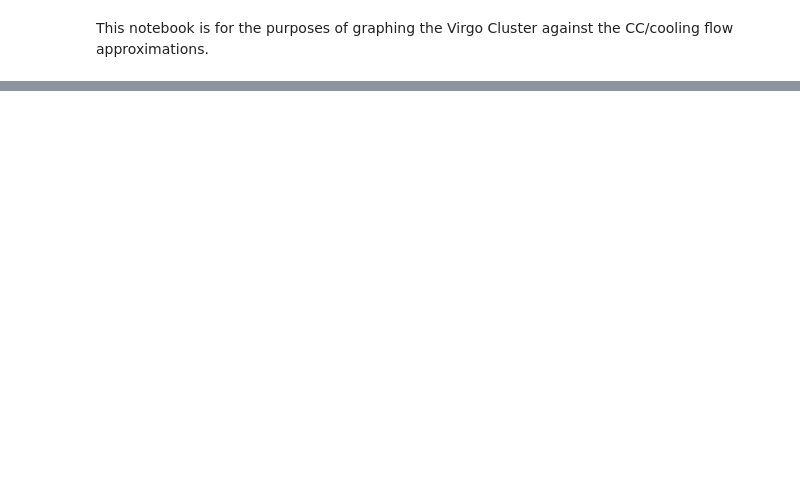
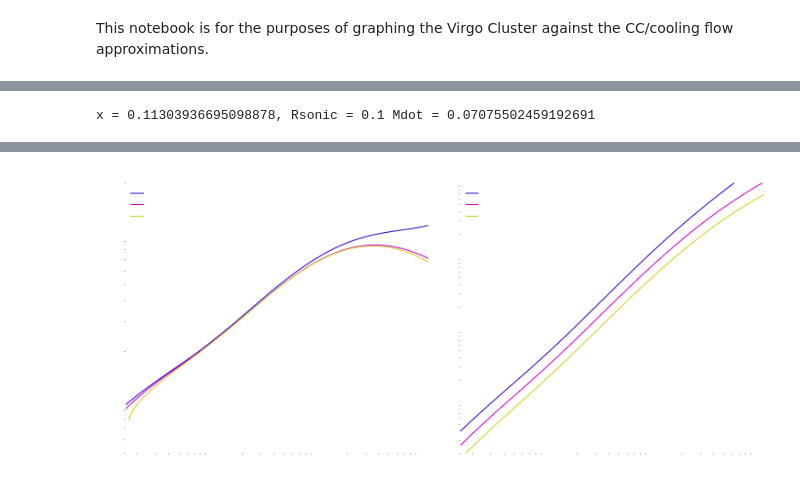
Before and after one commit to Jacob-Evans-007/Summer-2025-Hydrodynamics, a Jupyter notebook: virgo_notebook.ipynb, the cells around one changed output, grey strips where cells are left out. Drawn from its saved outputs; the diff is of its cells as text; code cells hidden in the pictures; blank space fills up the shorter version.

```diff
--- a/virgo_notebook.ipynb
+++ b/virgo_notebook.ipynb
@@ -431,0 +546,75 @@ plt.show()
+# %%
+# --- User-defined inputs ---
+mdot_values   = [30, 100, 300]
+lambdatypes   = [0.3]
+colors        = ["#3300cc", "#cc00cc", "#d0d020", "#00aa88", "#ffaa00"]
+labels        = [rf"$\dot{{M}}={mdot}$" for mdot in mdot_values]
+
+# --- Run simulations ---
+results = []
+for mdot in mdot_values:
+    for Lambdatype in lambdatypes:
+        try:
+            x, R0, v0, T0, recorder = BrentLooper(mdot * Mdot1, 0.1 * ktc, 10 * ktc, Lambdatype)
+            results.append((mdot, Lambdatype, recorder))
+        except Exception as e:
+            print(f"Failed for mdot={mdot}, Λ={Lambdatype}: {e}")
+
+# --- Create subplots ---
+fig, axes = plt.subplots(1, 2, figsize=(15, 7), sharex=True)
+
+# --- Plot results ---
+for (mdot, Lambdatype, recorder), color, label in zip(results, colors, labels):
+    r_kpc = np.array(recorder["ra2"]) / ktc / 1954
+    T     = np.array(recorder["Tarray"])
+    rho   = np.array(recorder["rhoarray"])
+    K     = (rho/mp_g)**(-2/3) * k_Bcgs * T * etkv
+
+    axes[0].plot(r_kpc, T, color=color, label=label)
+    axes[1].plot(r_kpc, K, color=color, label=label)
+
+# --- Data overlays ---
+axes[0].scatter(r_vals, T_vals, s=20, marker='x', color='white', label='Virgo data')
+axes[1].scatter(r_vals2, K_vals, s=20, marker='x', color='white', label='Virgo data')
+
+# --- Make everything white & transparent ---
+for ax, ylabel, title in zip(
+    axes,
+    ['Temperature (K)', 'Entropy (keV cm²)'],
+    ['T vs Radius', 'K vs Radius']
+):
+    ax.set_xscale('log')
+    ax.set_yscale('log')
+    ax.set_xlabel('r/rvir', color='white')
+    ax.set_ylabel(ylabel, color='white')
+    ax.set_title(title, color='white')
+    ax.set_xlim(3/1954, 2340/1954)
+    ax.grid(True, which='both', ls='--', color='white', alpha=0.3)
+    ax.tick_params(colors='white')
+
+    # Set spines to white
+    for spine in ax.spines.values():
+        spine.set_color('white')
+
+    ax.set_facecolor('none')  # transparent axis background
+
+    # Legend styling
+    legend = ax.legend()
+    for text in legend.get_texts():
+        text.set_color('white')
+    legend.get_frame().set_edgecolor('white')
+    legend.get_frame().set_alpha(0.2)
+
+# Axis limits
+axes[0].set_ylim(5e6, 2e8)
+axes[1].set_ylim(2, 1e4)
+
+# Transparent figure background
+fig.patch.set_alpha(0.0)
+
+# Save
+plt.tight_layout()
+plt.savefig("mdotTKgraph.png", dpi=600, transparent=True)
+plt.show()
+# %% [output]
+x = 0.11303936695098878, Rsonic = 0.1 Mdot = 0.07075502459192691
@@ -431,0 +638 @@ plt.show()
+[figure, added]
```
Also changed, not shown: parts of 6 cells of this notebook, 6 other files.
